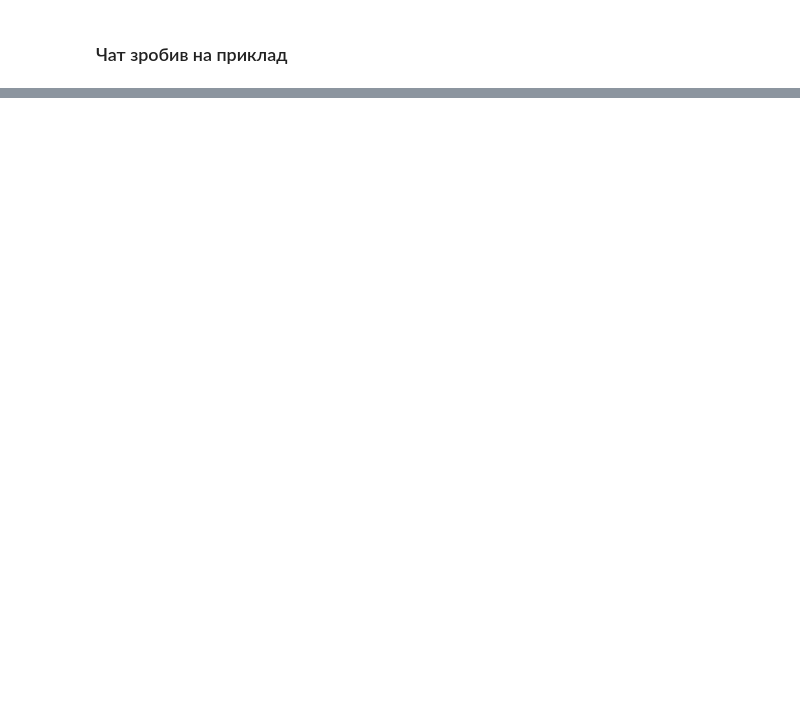
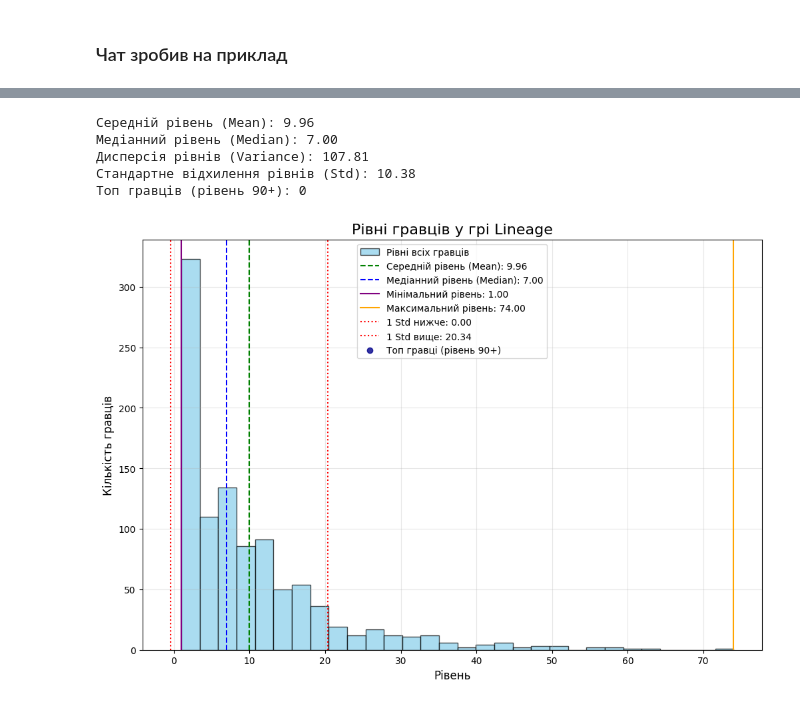
Before and after one commit to BobasB/2024_kn41_nm, a Jupyter notebook: 3_lab/3.ipynb, the cells around one changed output, grey strips where cells are left out. Saved outputs shown, nothing was run; the diff lists cells and outputs as text; code cells hidden in the pictures; blank space fills up the shorter version.

```diff
--- a/3_lab/3.ipynb
+++ b/3_lab/3.ipynb
@@ -114,0 +201,62 @@ plt.show()
+# %%
+import numpy as np
+import matplotlib.pyplot as plt
+
+# Параметри для моделювання гравців
+#np.random.seed(42)  # Для повторюваності
+num_players = 1000  # Кількість гравців
+max_level = 100     # Максимальний рівень
+
+# Моделюємо рівні гравців із експоненційним розподілом
+levels = np.random.exponential(scale=max_level / 10, size=num_players).astype(int)
+levels = np.clip(levels, 1, max_level)  # Корекція, щоб рівні були від 1 до max_level
+
+# Визначаємо топ гравців (гравці з рівнем 90+)
+top_players = levels[levels >= 90]
+
+# Розрахунок статистичних характеристик
+mean_level = np.mean(levels)
+median_level = np.median(levels)
+variance_level = np.var(levels)
+std_level = np.std(levels)
+
+# Вивід статистичних даних
+print(f"Середній рівень (Mean): {mean_level:.2f}")
+print(f"Медіанний рівень (Median): {median_level:.2f}")
+print(f"Дисперсія рівнів (Variance): {variance_level:.2f}")
+print(f"Стандартне відхилення рівнів (Std): {std_level:.2f}")
+print(f"Топ гравців (рівень 90+): {len(top_players)}")
+
+# Візуалізація рівнів гравців
+plt.figure(figsize=(12, 8))
+
+# Гістограма всіх рівнів
+plt.hist(levels, bins=30, alpha=0.7, color='skyblue', edgecolor='black', label='Рівні всіх гравців')
+
+# Додаткові вертикальні лінії
+plt.axvline(mean_level, color='green', linestyle='--', label=f'Середній рівень (Mean): {mean_level:.2f}')
+plt.axvline(median_level, color='blue', linestyle='--', label=f'Медіанний рівень (Median): {median_level:.2f}')
+plt.axvline(np.min(levels), color='purple', linestyle='-', label=f'Мінімальний рівень: {np.min(levels):.2f}')
+plt.axvline(np.max(levels), color='orange', linestyle='-', label=f'Максимальний рівень: {np.max(levels):.2f}')
+plt.axvline(mean_level - std_level, color='red', linestyle=':', label=f'1 Std нижче: {max(mean_level - std_level, 0):.2f}')
+plt.axvline(mean_level + std_level, color='red', linestyle=':', label=f'1 Std вище: {mean_level + std_level:.2f}')
+
+# Графік рівнів топ гравців
+plt.scatter(np.arange(len(top_players)), top_players, color='darkblue', label='Топ гравці (рівень 90+)', alpha=0.8)
+
+# Підписуємо графік
+plt.title('Рівні гравців у грі Lineage', fontsize=16)
+plt.xlabel('Рівень', fontsize=12)
+plt.ylabel('Кількість гравців', fontsize=12)
+plt.legend(fontsize=10)
+plt.grid(alpha=0.3)
+
+# Показуємо графік
+plt.show()
+# %% [output]
+Середній рівень (Mean): 9.96
+Медіанний рівень (Median): 7.00
+Дисперсія рівнів (Variance): 107.81
+Стандартне відхилення рівнів (Std): 10.38
+Топ гравців (рівень 90+): 0
+[figure, added]
```
Also changed, not shown: parts of 5 cells of this notebook.
